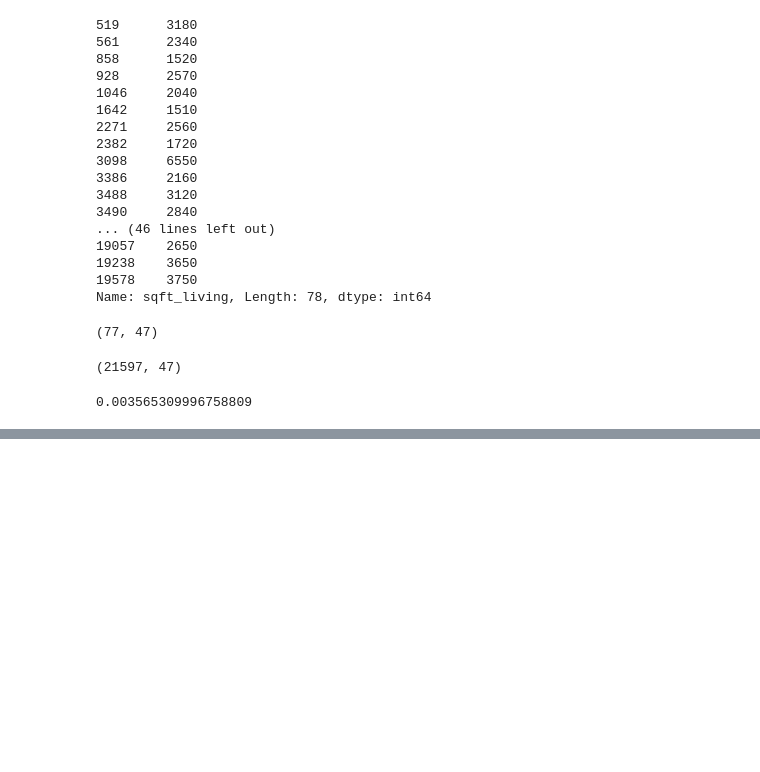
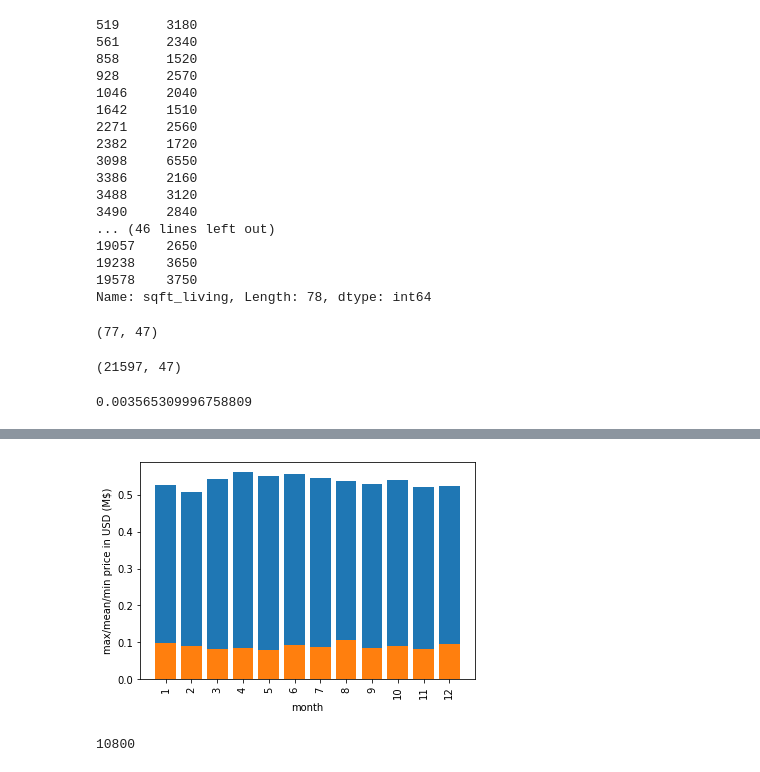
Before and after one commit to ArneSch/NF_EDAPrj_House_Price, a Jupyter notebook: Prices_CloseToCityBigLot/Compare_Citys_In_Offers.ipynb, the cells around one changed output, grey strips where cells are left out. Saved outputs shown, nothing was run; the diff lists cells and outputs as text; code cells hidden in the pictures; blank space fills up the shorter version.

```diff
--- a/Prices_CloseToCityBigLot/Compare_Citys_In_Offers.ipynb
+++ b/Prices_CloseToCityBigLot/Compare_Citys_In_Offers.ipynb
@@ -310,0 +316,19 @@ df_raw.shape
+# %%
+def plotMaxMeanMin(df_p):
+    keys = [zipcode for zipcode, df in df_p.groupby(['sale_month'])]
+    keys = [str(z) for z in keys]
+    #plt.bar(keys,df_p.groupby(['sale_month']).max()['Mprice'])
+    plt.bar(keys,df_p.groupby(['sale_month']).mean()['Mprice'])
+    plt.bar(keys,df_p.groupby(['sale_month']).min()['Mprice'])
+    plt.ylabel('max/mean/min price in USD (M$)')
+    plt.xlabel('month')
+    plt.xticks(keys, rotation='vertical', size=10)
+    plt.show()
+
+plotMaxMeanMin(df_raw)
+# %% [output]
+[figure, added]
+# %%
+120*90
+# %% [output]
+10800
```
Also changed, not shown: parts of 4 cells of this notebook.
